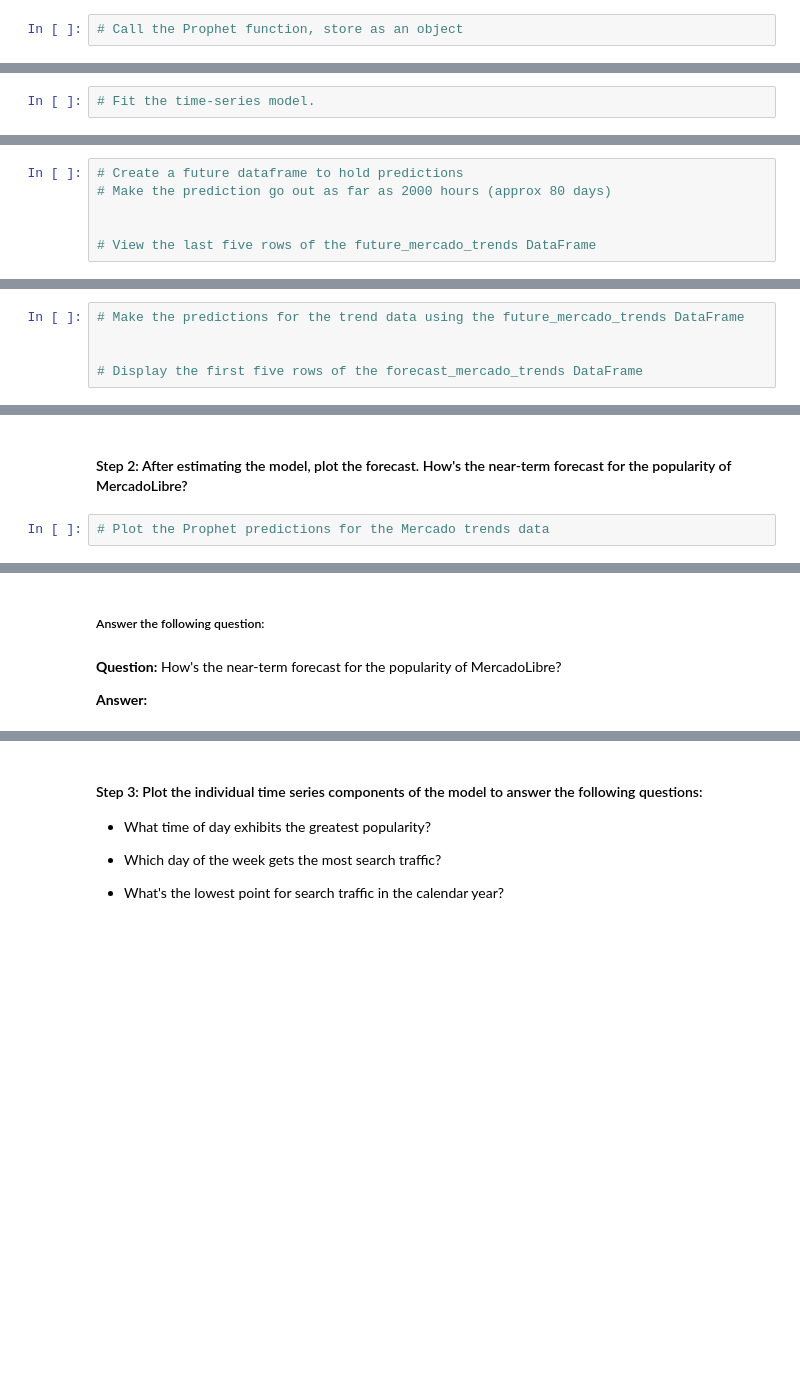
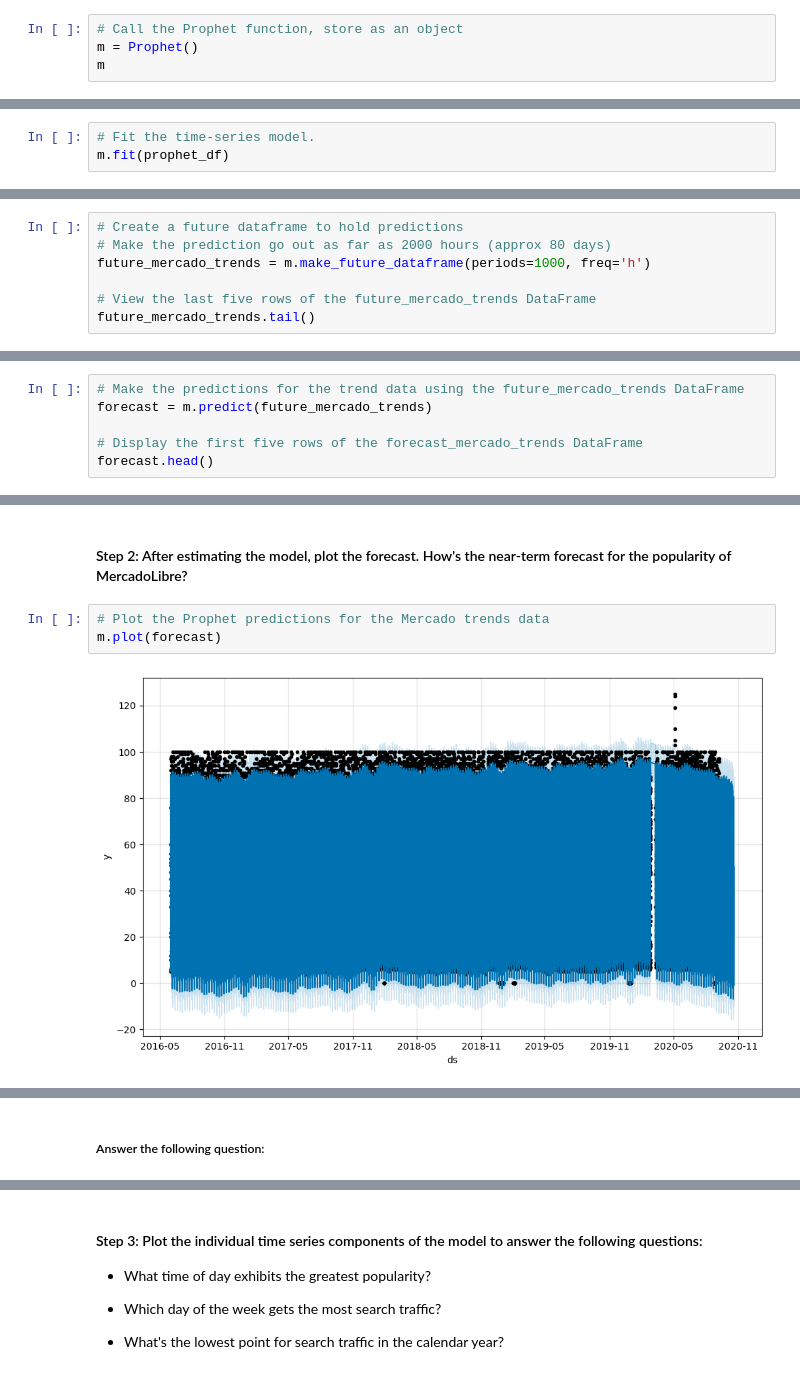
Before and after one commit to seccodingguy/prophet-challenge, a Jupyter notebook: forecasting_net_prophet.ipynb, the cells around one changed output, grey strips where cells are left out. Saved outputs shown, nothing was run; the diff lists cells and outputs as text; blank space fills up the shorter version.

```diff
--- a/forecasting_net_prophet.ipynb
+++ b/forecasting_net_prophet.ipynb
@@ -509,2 +527,4 @@ Now, you need to produce a time series model that analyzes and forecasts pattern
 # %%
 # Call the Prophet function, store as an object
+m = Prophet()
+m
@@ -511,2 +533,3 @@ Now, you need to produce a time series model that analyzes and forecasts pattern
 # %%
 # Fit the time-series model.
+m.fit(prophet_df)
@@ -513,6 +540,7 @@ Now, you need to produce a time series model that analyzes and forecasts pattern
 # %%
 # Create a future dataframe to hold predictions
 # Make the prediction go out as far as 2000 hours (approx 80 days)
-
+future_mercado_trends = m.make_future_dataframe(periods=1000, freq='h')
 
 # View the last five rows of the future_mercado_trends DataFrame
+future_mercado_trends.tail()
@@ -519,5 +554,6 @@ Now, you need to produce a time series model that analyzes and forecasts pattern
 # %%
 # Make the predictions for the trend data using the future_mercado_trends DataFrame
-
+forecast = m.predict(future_mercado_trends)
 
 # Display the first five rows of the forecast_mercado_trends DataFrame
+forecast.head()
@@ -525,3 +569,6 @@ Now, you need to produce a time series model that analyzes and forecasts pattern
 #### Step 2: After estimating the model, plot the forecast. How's the near-term forecast for the popularity of MercadoLibre?
 # %%
 # Plot the Prophet predictions for the Mercado trends data
+m.plot(forecast)
+# %% [output]
+[figure, added]
@@ -528,6 +576,2 @@ Now, you need to produce a time series model that analyzes and forecasts pattern
 # %% [markdown]
 ##### Answer the following question:
-# %% [markdown]
-**Question:**  How's the near-term forecast for the popularity of MercadoLibre?
-
-**Answer:**
```
Also changed, not shown: parts of 16 cells of this notebook.
